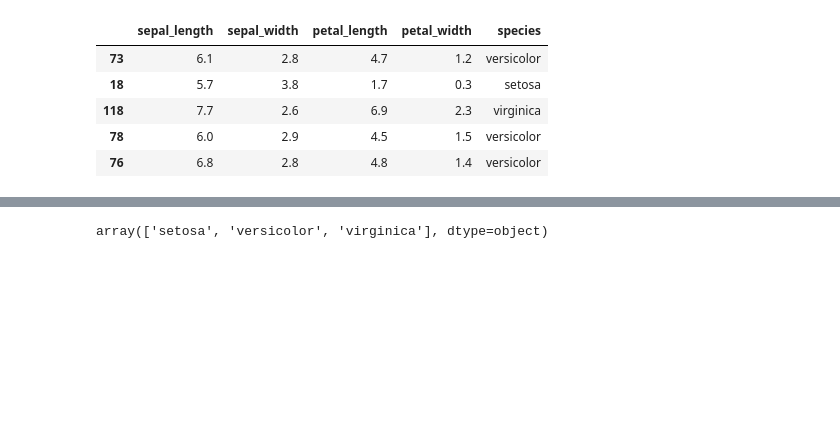
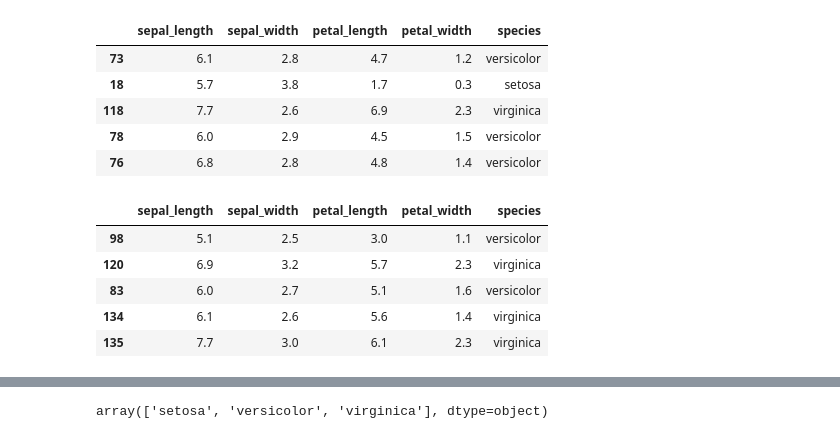
Before and after one commit to Wojciechm-AdapptLimited/numpy-nn, a Jupyter notebook: notebooks/test.ipynb, the cells around one changed output, grey strips where cells are left out. Saved outputs shown, nothing was run; the diff lists cells and outputs as text; code cells hidden in the pictures; blank space fills up the shorter version.

```diff
--- a/notebooks/test.ipynb
+++ b/notebooks/test.ipynb
@@ -40,6 +40,15 @@ train_data.head()
 | 118 | 7.7 | 2.6 | 6.9 | 2.3 | virginica |
 | 78 | 6.0 | 2.9 | 4.5 | 1.5 | versicolor |
 | 76 | 6.8 | 2.8 | 4.8 | 1.4 | versicolor |
+# %%
+val_data.head()
+# %% [output]
+|  | sepal_length | sepal_width | petal_length | petal_width | species |
+| 98 | 5.1 | 2.5 | 3.0 | 1.1 | versicolor |
+| 120 | 6.9 | 3.2 | 5.7 | 2.3 | virginica |
+| 83 | 6.0 | 2.7 | 5.1 | 1.6 | versicolor |
+| 134 | 6.1 | 2.6 | 5.6 | 1.4 | virginica |
+| 135 | 7.7 | 3.0 | 6.1 | 2.3 | virginica |
 # %%
 test_data.head()
 # %% [output]
```
Also changed, not shown: parts of 11 cells of this notebook, 3 other files.
